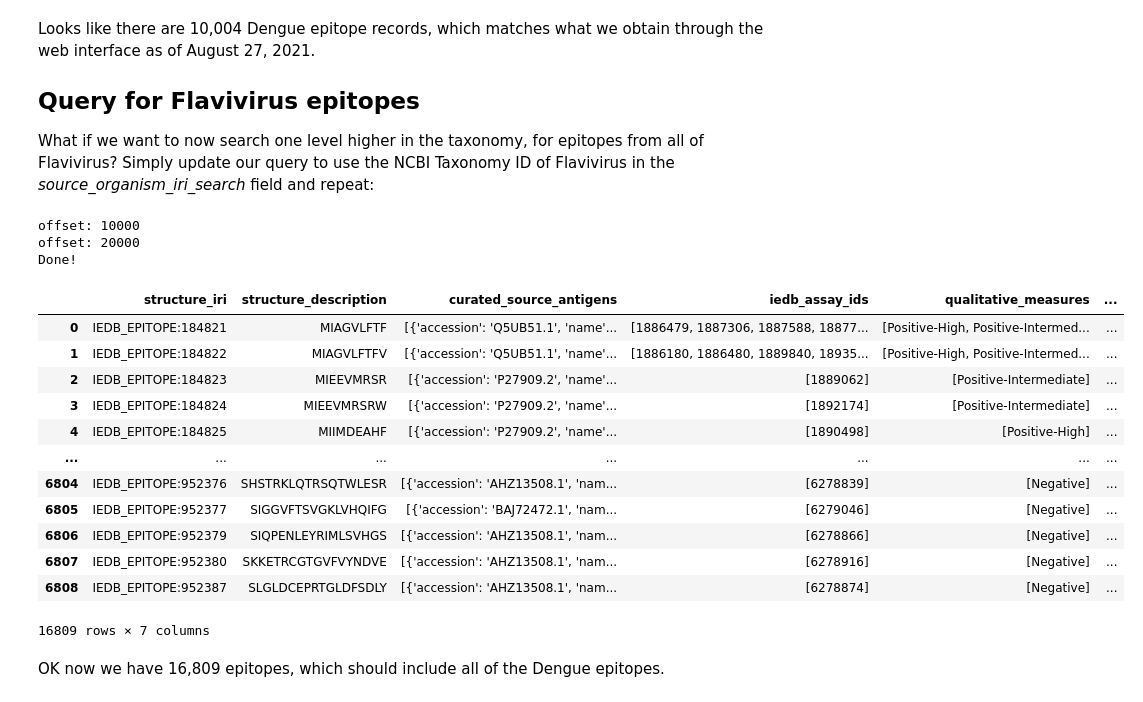
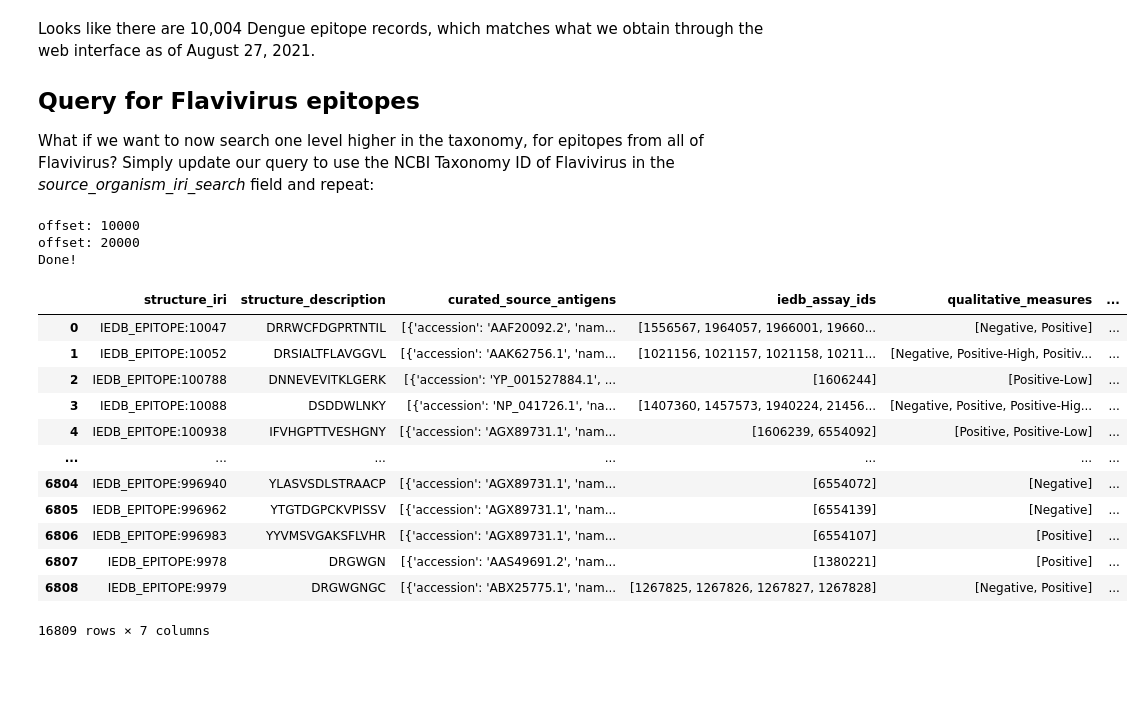
Before and after one commit to IEDB/IQ-API-use-cases, a Jupyter notebook: python/use_case_1g.ipynb, the cells around one changed output. Cells and saved outputs as stored; diff of their text form; code cells hidden in the pictures; blank space fills up the shorter version.

```diff
--- a/python/use_case_1g.ipynb
+++ b/python/use_case_1g.ipynb
@@ -166,41 +168,39 @@ What if we want to now search one level higher in the taxonomy, for epitopes fro
 # %%
 search_params={ 'source_organism_iri_search': 'cs.{"NCBITaxon:11051"}',
                 'select': 'structure_iri,structure_description,curated_source_antigens,iedb_assay_ids,qualitative_measures,source_organism_names,source_organism_names,source_organism_iri_search',
                 'offset': 0,
+                'order': 'structure_iri'
               }
 table_name='epitope_search'
 full_url=base_uri + '/' + table_name
 
 # get the first 10K results and load them into a data frame
 result = requests.get(full_url, params=search_params)
 df_flavi = pd.json_normalize(result.json())
 
 while result.json() != []:
     time.sleep(2)
     search_params['offset'] += 10000
     print('offset: ' + str(search_params['offset']))
-    full_url=base_uri + '/' + table_name
     result = requests.get(full_url, params=search_params)
     df_flavi = df_flavi.append(pd.json_normalize(result.json()))
 print('Done!')
 
 df_flavi
 # %% [output]
 offset: 10000
 offset: 20000
 Done!
 |  | structure_iri | structure_description | curated_source_antigens | iedb_assay_ids | qualitative_measures | ... |
-| 0 | IEDB_EPITOPE:184821 | MIAGVLFTF | [{'accession': 'Q5UB51.1', 'name'... | [1886479, 1887306, 1887588, 18877... | [Positive-High, Positive-Intermed... | ... |
-| 1 | IEDB_EPITOPE:184822 | MIAGVLFTFV | [{'accession': 'Q5UB51.1', 'name'... | [1886180, 1886480, 1889840, 18935... | [Positive-High, Positive-Intermed... | ... |
-| 2 | IEDB_EPITOPE:184823 | MIEEVMRSR | [{'accession': 'P27909.2', 'name'... | [1889062] | [Positive-Intermediate] | ... |
-| 3 | IEDB_EPITOPE:184824 | MIEEVMRSRW | [{'accession': 'P27909.2', 'name'... | [1892174] | [Positive-Intermediate] | ... |
-| 4 | IEDB_EPITOPE:184825 | MIIMDEAHF | [{'accession': 'P27909.2', 'name'... | [1890498] | [Positive-High] | ... |
+| 0 | IEDB_EPITOPE:10047 | DRRWCFDGPRTNTIL | [{'accession': 'AAF20092.2', 'nam... | [1556567, 1964057, 1966001, 19660... | [Negative, Positive] | ... |
+| 1 | IEDB_EPITOPE:10052 | DRSIALTFLAVGGVL | [{'accession': 'AAK62756.1', 'nam... | [1021156, 1021157, 1021158, 10211... | [Negative, Positive-High, Positiv... | ... |
+| 2 | IEDB_EPITOPE:100788 | DNNEVEVITKLGERK | [{'accession': 'YP_001527884.1', ... | [1606244] | [Positive-Low] | ... |
+| 3 | IEDB_EPITOPE:10088 | DSDDWLNKY | [{'accession': 'NP_041726.1', 'na... | [1407360, 1457573, 1940224, 21456... | [Negative, Positive, Positive-Hig... | ... |
+| 4 | IEDB_EPITOPE:100938 | IFVHGPTTVESHGNY | [{'accession': 'AGX89731.1', 'nam... | [1606239, 6554092] | [Positive, Positive-Low] | ... |
 | ... | ... | ... | ... | ... | ... | ... |
-| 6804 | IEDB_EPITOPE:952376 | SHSTRKLQTRSQTWLESR | [{'accession': 'AHZ13508.1', 'nam... | [6278839] | [Negative] | ... |
-| 6805 | IEDB_EPITOPE:952377 | SIGGVFTSVGKLVHQIFG | [{'accession': 'BAJ72472.1', 'nam... | [6279046] | [Negative] | ... |
-| 6806 | IEDB_EPITOPE:952379 | SIQPENLEYRIMLSVHGS | [{'accession': 'AHZ13508.1', 'nam... | [6278866] | [Negative] | ... |
-| 6807 | IEDB_EPITOPE:952380 | SKKETRCGTGVFVYNDVE | [{'accession': 'AHZ13508.1', 'nam... | [6278916] | [Negative] | ... |
-| 6808 | IEDB_EPITOPE:952387 | SLGLDCEPRTGLDFSDLY | [{'accession': 'AHZ13508.1', 'nam... | [6278874] | [Negative] | ... |
+| 6804 | IEDB_EPITOPE:996940 | YLASVSDLSTRAACP | [{'accession': 'AGX89731.1', 'nam... | [6554072] | [Negative] | ... |
+| 6805 | IEDB_EPITOPE:996962 | YTGTDGPCKVPISSV | [{'accession': 'AGX89731.1', 'nam... | [6554139] | [Negative] | ... |
+| 6806 | IEDB_EPITOPE:996983 | YYVMSVGAKSFLVHR | [{'accession': 'AGX89731.1', 'nam... | [6554107] | [Positive] | ... |
+| 6807 | IEDB_EPITOPE:9978 | DRGWGN | [{'accession': 'AAS49691.2', 'nam... | [1380221] | [Positive] | ... |
+| 6808 | IEDB_EPITOPE:9979 | DRGWGNGC | [{'accession': 'ABX25775.1', 'nam... | [1267825, 1267826, 1267827, 1267828] | [Negative, Positive] | ... |
 16809 rows × 7 columns
-# %% [markdown]
-OK now we have 16,809 epitopes, which should include all of the Dengue epitopes.
```
Also changed, not shown: parts of 15 cells of this notebook, 1 other file.
